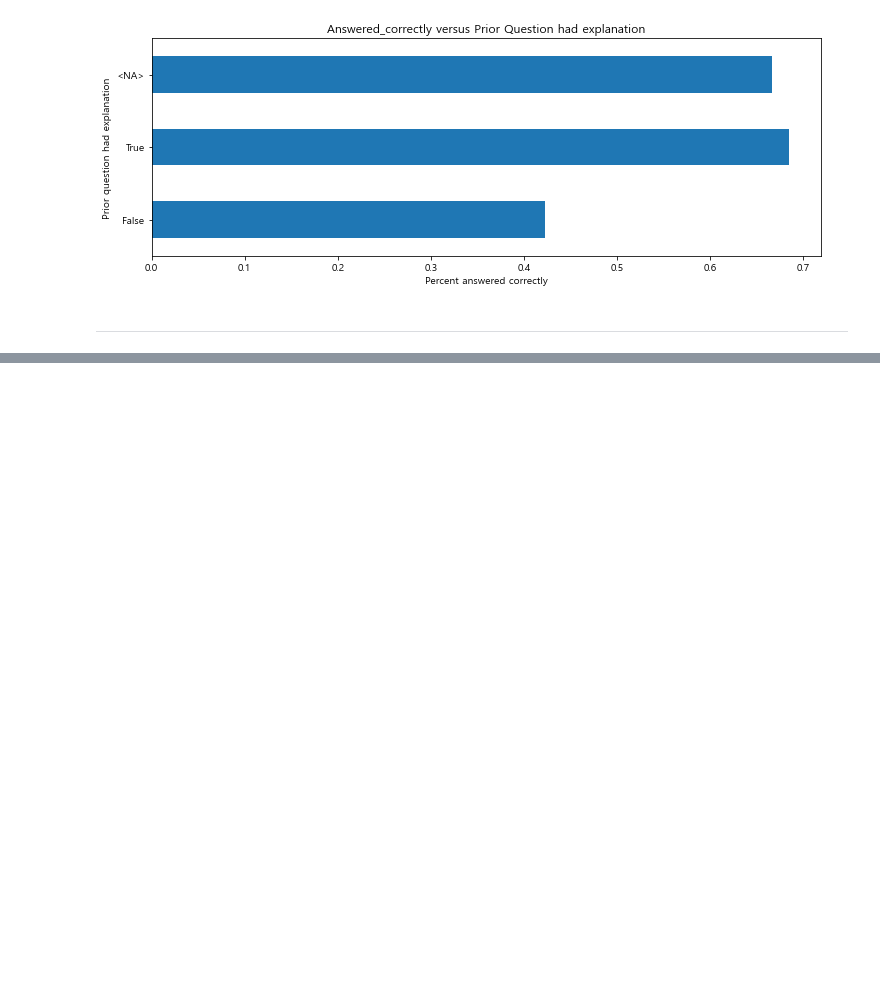
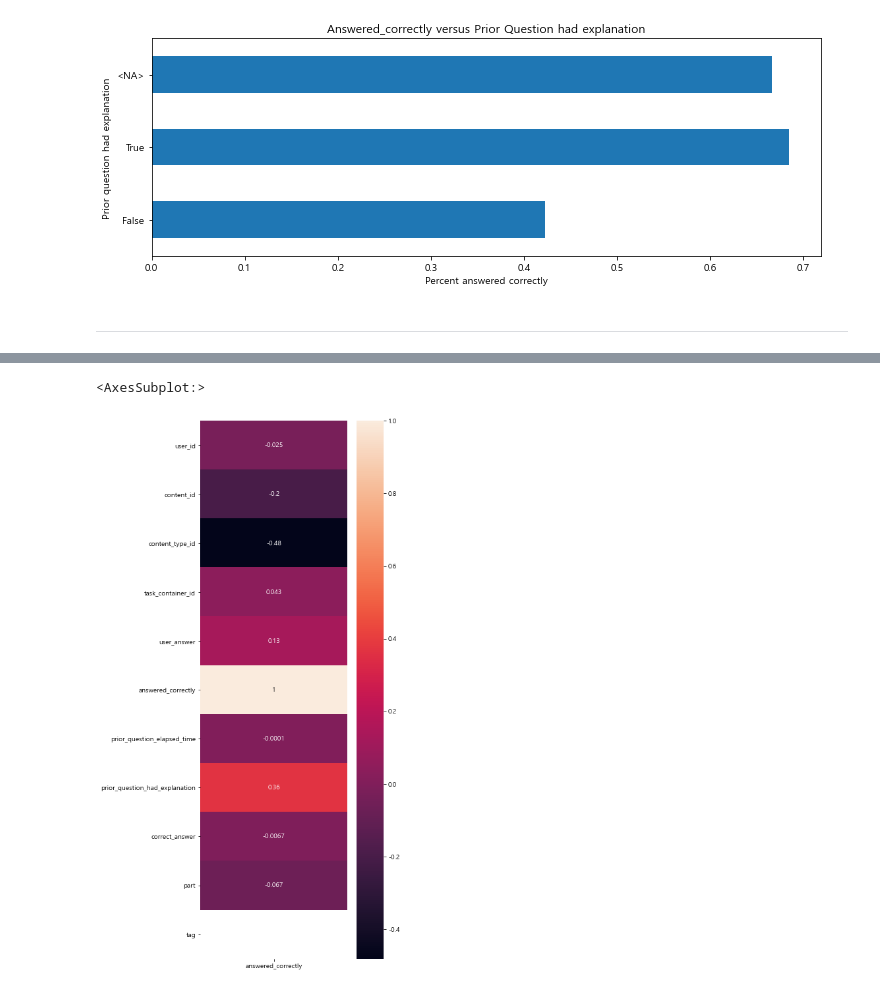
Before and after one commit to ingu627/answer_correctness, a Jupyter notebook: pre_train1.ipynb, the cells around one changed output, grey strips where cells are left out. Drawn from its saved outputs; the diff is of its cells as text; code cells hidden in the pictures; blank space fills up the shorter version.

```diff
--- a/pre_train1.ipynb
+++ b/pre_train1.ipynb
@@ -486,0 +719,6 @@ plt.show()
+# %%
+fig = plt.figure(figsize=(5,15))
+sns.heatmap(train1.drop(['row_id', 'timestamp'], axis=1).corr()[['answered_correctly']], annot=True)
+# %% [output]
+<AxesSubplot:>
+[figure, added]
```
Also changed, not shown: parts of 45 cells of this notebook, 1 other file.
